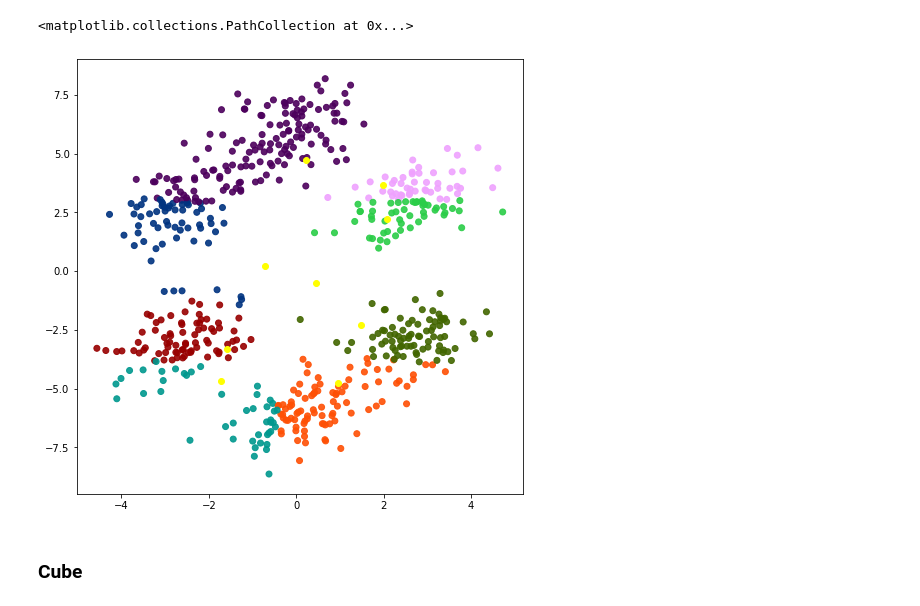
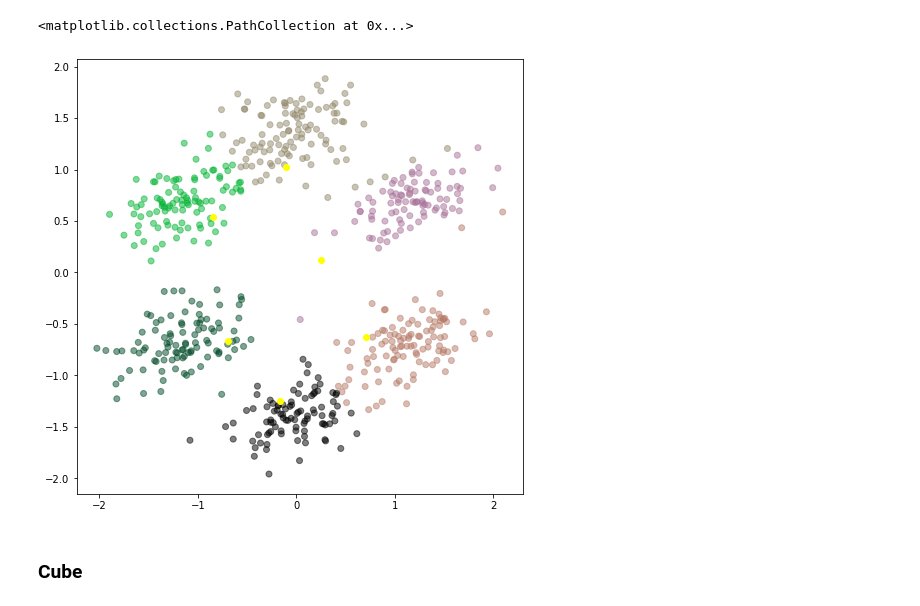
Before and after one commit to bartoszrozek/Metody-Inteligencji-Obliczeniowej, a Jupyter notebook: zadania/kohonen/kohonen_lab1.ipynb, the cells around one changed output. Drawn from its saved outputs; the diff is of its cells as text; code cells hidden in the pictures.

```diff
--- a/zadania/kohonen/kohonen_lab1.ipynb
+++ b/zadania/kohonen/kohonen_lab1.ipynb
@@ -58,4 +77,7 @@ class kohonen:
         return math.exp(-x**2) * (2-4*x**2)
 # %%
 dataset = pd.read_csv('hexagon.csv')
+
+dataset=(dataset-dataset.mean())/dataset.std()
+
 x = np.asarray(dataset.iloc[:,[0,1]])
@@ -94,11 +204,11 @@ plt.scatter(koh.neurons[:,0],koh.neurons[:,1], color = "yellow")
 # %%
-koh.learn(lambda_=100, method="gauss")
+koh.learn(lambda_=10, method="gauss")
 c = koh.classify()
 
 fig = plt.figure(figsize=(8,8))
 
-plt.scatter(dataset['x'], dataset['y'], c=c, cmap=matplotlib.colors.ListedColormap(colors), alpha=0.9)
+plt.scatter(dataset['x'], dataset['y'], c=c, cmap=matplotlib.colors.ListedColormap(colors), alpha=0.5)
 plt.scatter(koh.neurons[:,0],koh.neurons[:,1], color = "yellow")
 # %% [output]
 <matplotlib.collections.PathCollection at 0x...>
-[figure, old version]
+[figure, new version]
```
Also changed, not shown: parts of 10 cells of this notebook.
